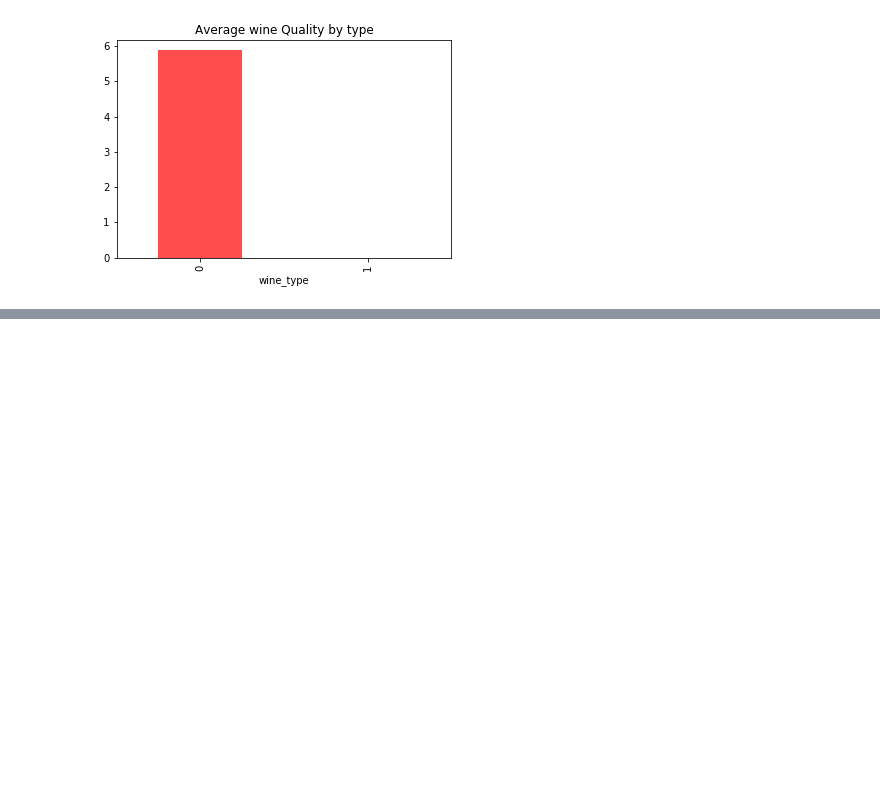
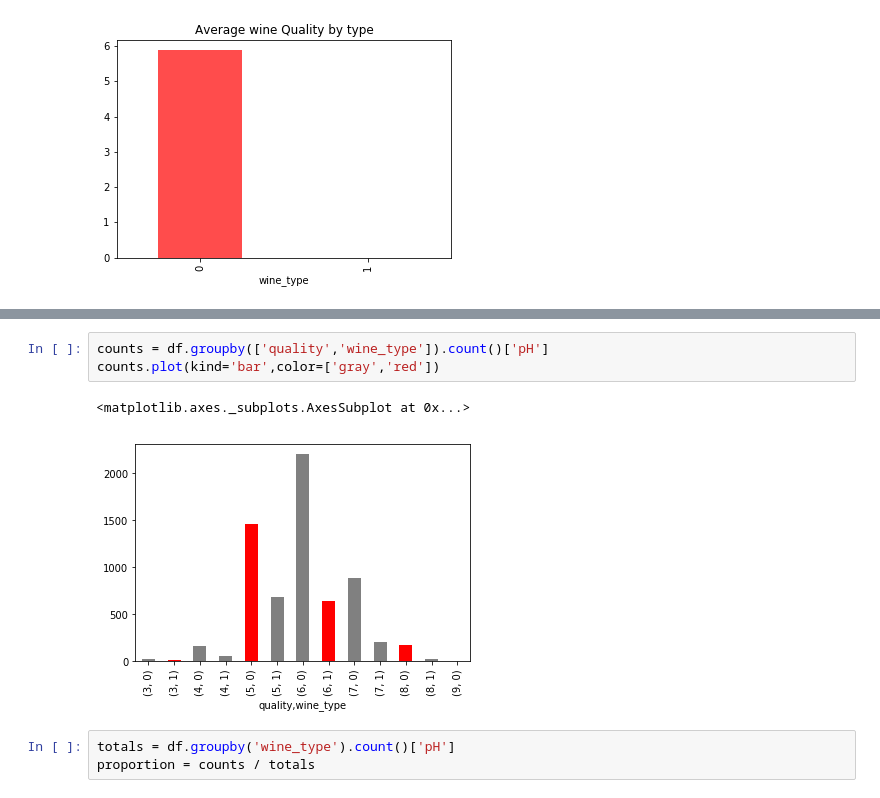
Before and after one commit to PadmarajBhat/DataAnalyst-1, a Jupyter notebook: The Data Analysis Process/Data Analysis Process Notes.ipynb, the cells around one changed output, grey strips where cells are left out. Cells and saved outputs as stored; diff of their text form; blank space fills up the shorter version.

```diff
--- a/The Data Analysis Process/Data Analysis Process Notes.ipynb
+++ b/The Data Analysis Process/Data Analysis Process Notes.ipynb
@@ -461,0 +474,9 @@ type_means.plot(kind='bar', title='Average wine Quality by type', color=['red','
+# %%
+counts = df.groupby(['quality','wine_type']).count()['pH']
+counts.plot(kind='bar',color=['gray','red'])
+# %% [output]
+<matplotlib.axes._subplots.AxesSubplot at 0x...>
+[figure, added]
+# %%
+totals = df.groupby('wine_type').count()['pH']
+proportion = counts / totals
```
Also changed, not shown: parts of 3 cells of this notebook.
